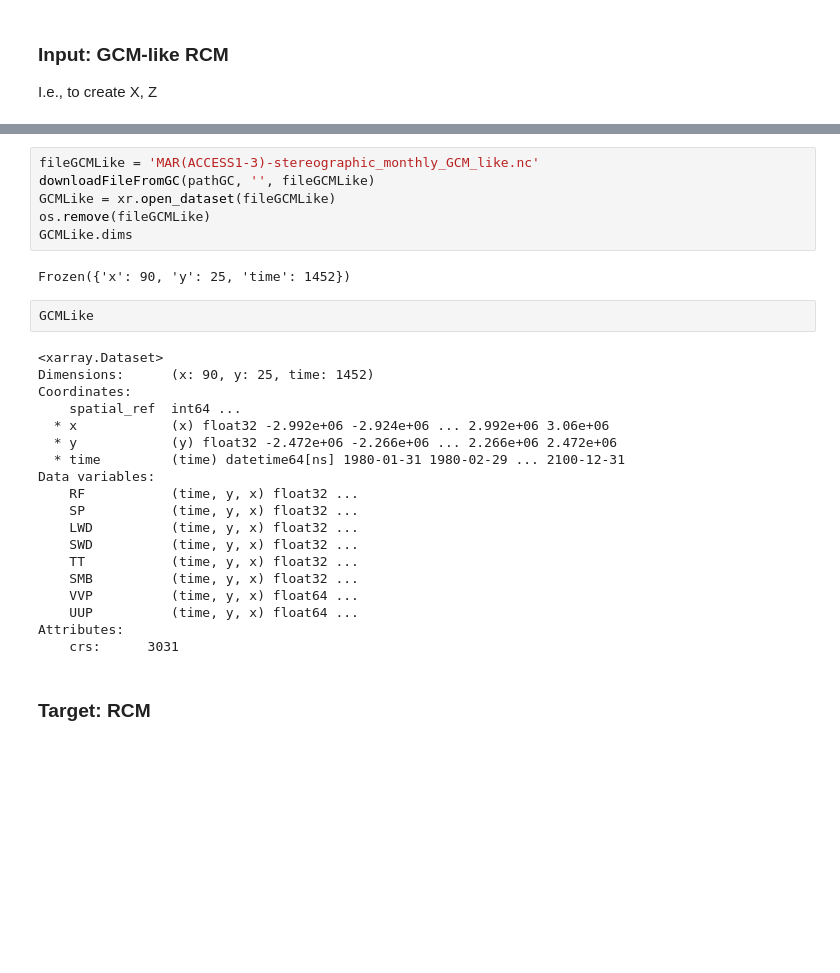
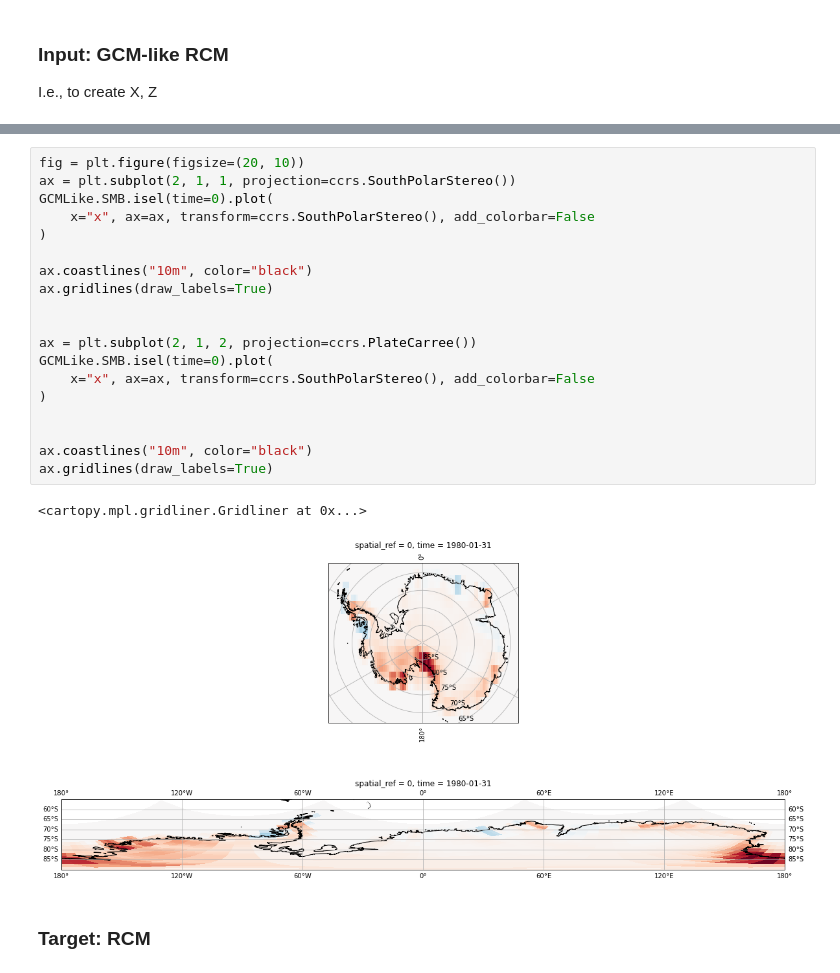
Before and after one commit to marvande/Antarctica-RCM-Emulator, a Jupyter notebook: scr/notebooks/ML_Flow/2-ML_flow.ipynb, the cells around one changed output, grey strips where cells are left out. Cells and saved outputs as stored; diff of their text form; blank space fills up the shorter version.

```diff
--- a/scr/notebooks/ML_Flow/2-ML_flow.ipynb
+++ b/scr/notebooks/ML_Flow/2-ML_flow.ipynb
@@ -123,32 +222,25 @@ pathGC = f'Chris_data/RawData/MAR-ACCESS1.3/monthly/'
-# %%
-fileGCMLike = 'MAR(ACCESS1-3)-stereographic_monthly_GCM_like.nc'
-downloadFileFromGC(pathGC, '', fileGCMLike)
-GCMLike = xr.open_dataset(fileGCMLike)
-os.remove(fileGCMLike)
-GCMLike.dims
-# %% [output]
-Frozen({'x': 90, 'y': 25, 'time': 1452})
-# %%
-GCMLike
-# %% [output]
-<xarray.Dataset>
-Dimensions:      (x: 90, y: 25, time: 1452)
-Coordinates:
-    spatial_ref  int64 ...
-  * x            (x) float32 -2.992e+06 -2.924e+06 ... 2.992e+06 3.06e+06
-  * y            (y) float32 -2.472e+06 -2.266e+06 ... 2.266e+06 2.472e+06
-  * time         (time) datetime64[ns] 1980-01-31 1980-02-29 ... 2100-12-31
-Data variables:
-    RF           (time, y, x) float32 ...
-    SP           (time, y, x) float32 ...
-    LWD          (time, y, x) float32 ...
-    SWD          (time, y, x) float32 ...
-    TT           (time, y, x) float32 ...
-    SMB          (time, y, x) float32 ...
-    VVP          (time, y, x) float64 ...
-    UUP          (time, y, x) float64 ...
-Attributes:
-    crs:      3031
+# %%
+fig = plt.figure(figsize=(20, 10))
+ax = plt.subplot(2, 1, 1, projection=ccrs.SouthPolarStereo())
+GCMLike.SMB.isel(time=0).plot(
+    x="x", ax=ax, transform=ccrs.SouthPolarStereo(), add_colorbar=False
+)
+
+ax.coastlines("10m", color="black")
+ax.gridlines(draw_labels=True)
+
+
+ax = plt.subplot(2, 1, 2, projection=ccrs.PlateCarree())
+GCMLike.SMB.isel(time=0).plot(
+    x="x", ax=ax, transform=ccrs.SouthPolarStereo(), add_colorbar=False
+)
+
+
+ax.coastlines("10m", color="black")
+ax.gridlines(draw_labels=True)
+# %% [output]
+<cartopy.mpl.gridliner.Gridliner at 0x...>
+[figure, added]
 # %% [markdown]
 ### Target: RCM
 # %%
```
Also changed, not shown: parts of 53 cells of this notebook, 4 other files.
